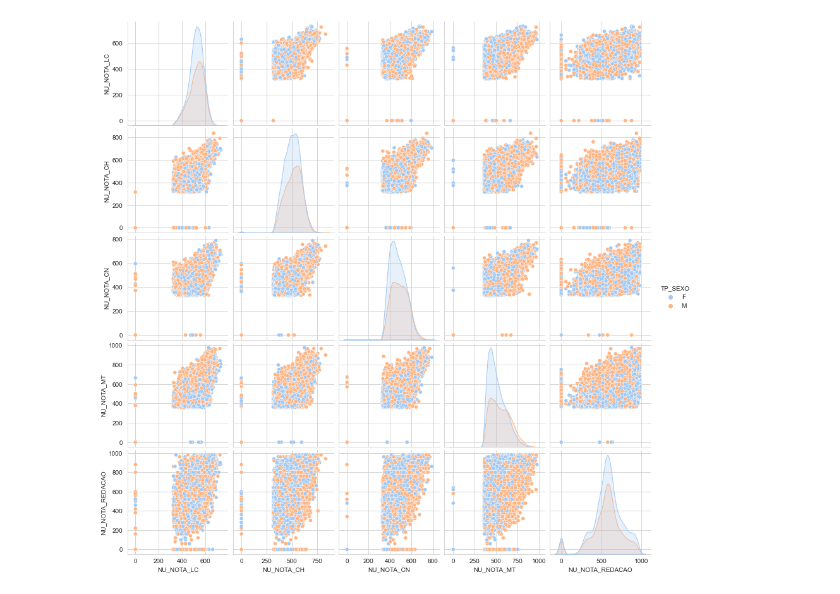
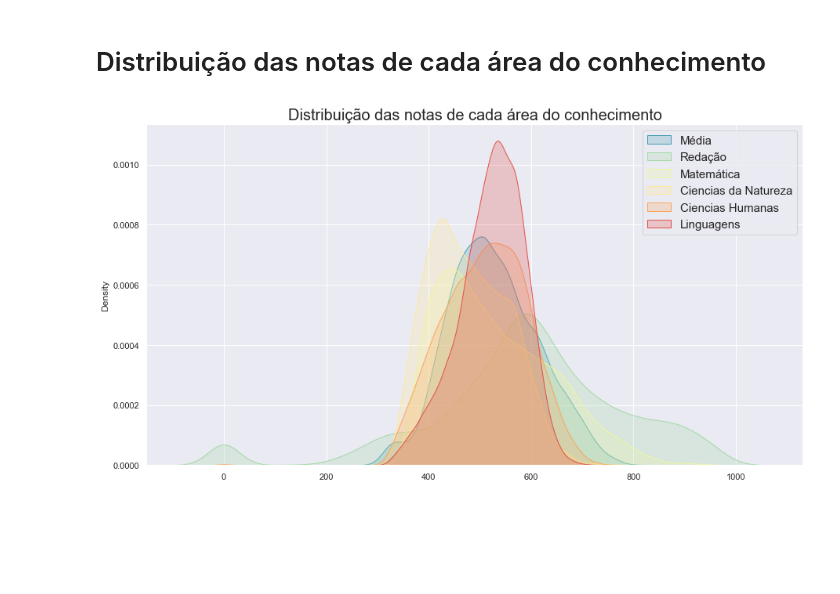
Before and after one commit to kailanefelix/enem-data-analysis, a Jupyter notebook: grades_analysis.ipynb, the cells around one changed output. Saved outputs shown, nothing was run; the diff lists cells and outputs as text; code cells hidden in the pictures; blank space fills up the shorter version.

Commit message:
grades analysis update

```diff
--- a/grades_analysis.ipynb
+++ b/grades_analysis.ipynb
@@ -5,7 +5,8 @@ import matplotlib.pyplot as plt
 import seaborn as sns
 import numpy as np
 # %%
-sns.set_style('whitegrid')
+sns.set_style('darkgrid')
+sns.set(rc={'figure.figsize':(15, 8)})
 # %%
 enem_df = pd.read_csv(
     'MICRODADOS_ENEM_2019.csv',
@@ -26,0 +30,3 @@ enem_df.head()
+# %%
+grades = ['NU_NOTA_LC', 'NU_NOTA_CH', 'NU_NOTA_CN', 'NU_NOTA_MT', 'NU_NOTA_REDACAO']
+enem_df[grades].head()
@@ -26,0 +51,2 @@ enem_df.head()
+# %%
+enem_df.dropna(inplace=True)
@@ -26,0 +55,6 @@ enem_df.head()
+# %%
+enem_df['NU_NOTA_GERAL'] = enem_df[grades].sum(axis=1) / 5
+
+grades = ['NU_NOTA_LC', 'NU_NOTA_CH', 'NU_NOTA_CN', 'NU_NOTA_MT', 'NU_NOTA_REDACAO', 'NU_NOTA_GERAL']
+
+pd.DataFrame(enem_df['NU_NOTA_GERAL'].head(10))
@@ -27,6 +80,10 @@ enem_df.head()
+# %% [markdown]
+# Distribuição das notas de cada área do conhecimento
 # %%
-grades = ['NU_NOTA_LC', 'NU_NOTA_CH', 'NU_NOTA_CN', 'NU_NOTA_MT', 'NU_NOTA_REDACAO', 'TP_SEXO']
-sns.pairplot(enem_df[grades], hue='TP_SEXO')
+sns.kdeplot(data=enem_df[grades], fill=True, palette="Spectral")
+
+plt.legend(['Média', 'Redação', 'Matemática', 'Ciencias da Natureza', 'Ciencias Humanas', 'Linguagens'], fontsize=15)
+plt.title('Distribuição das notas de cada área do conhecimento', fontsize=20)
 plt.show()
 # %% [output]
-[figure, old version]
+[figure, new version]
```
Also changed, not shown: parts of 13 cells of this notebook.
